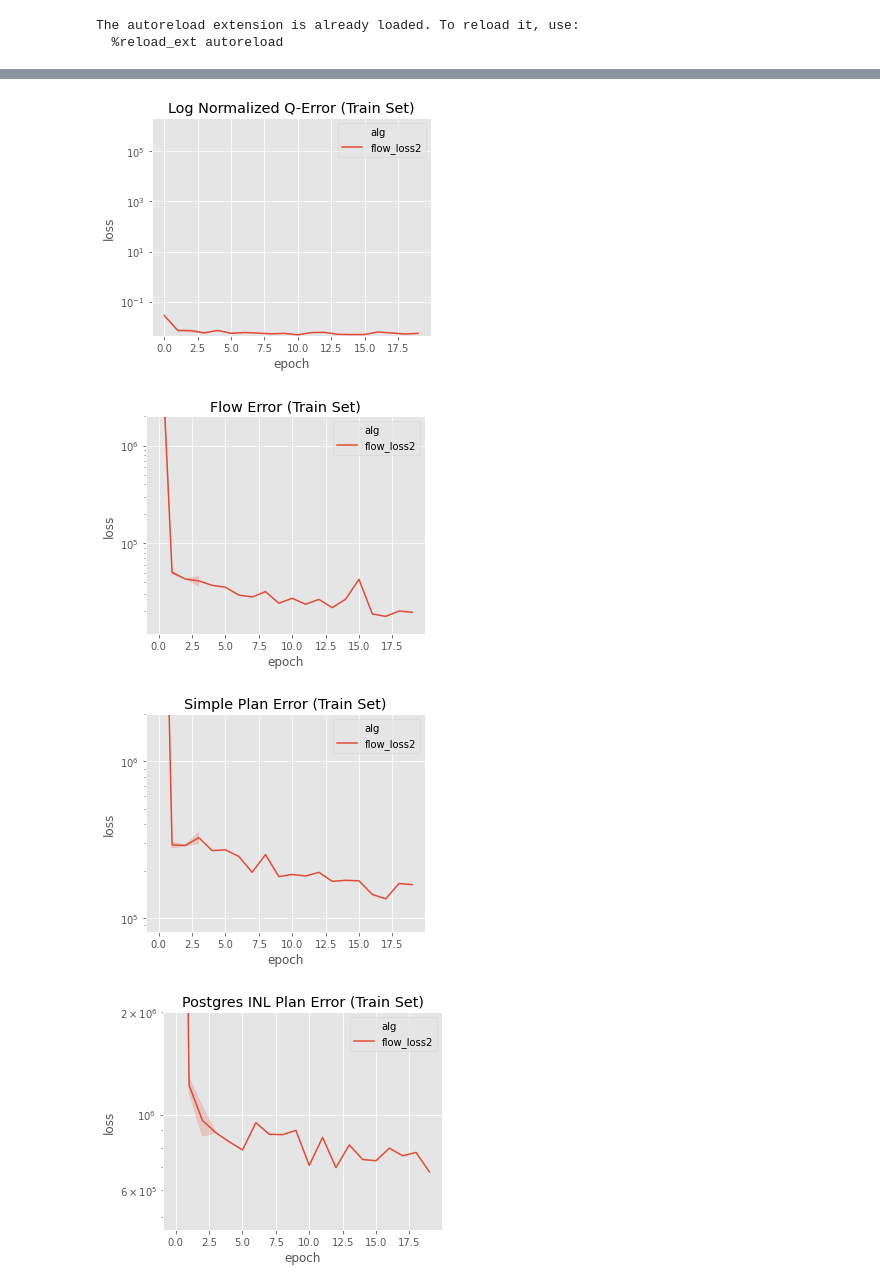
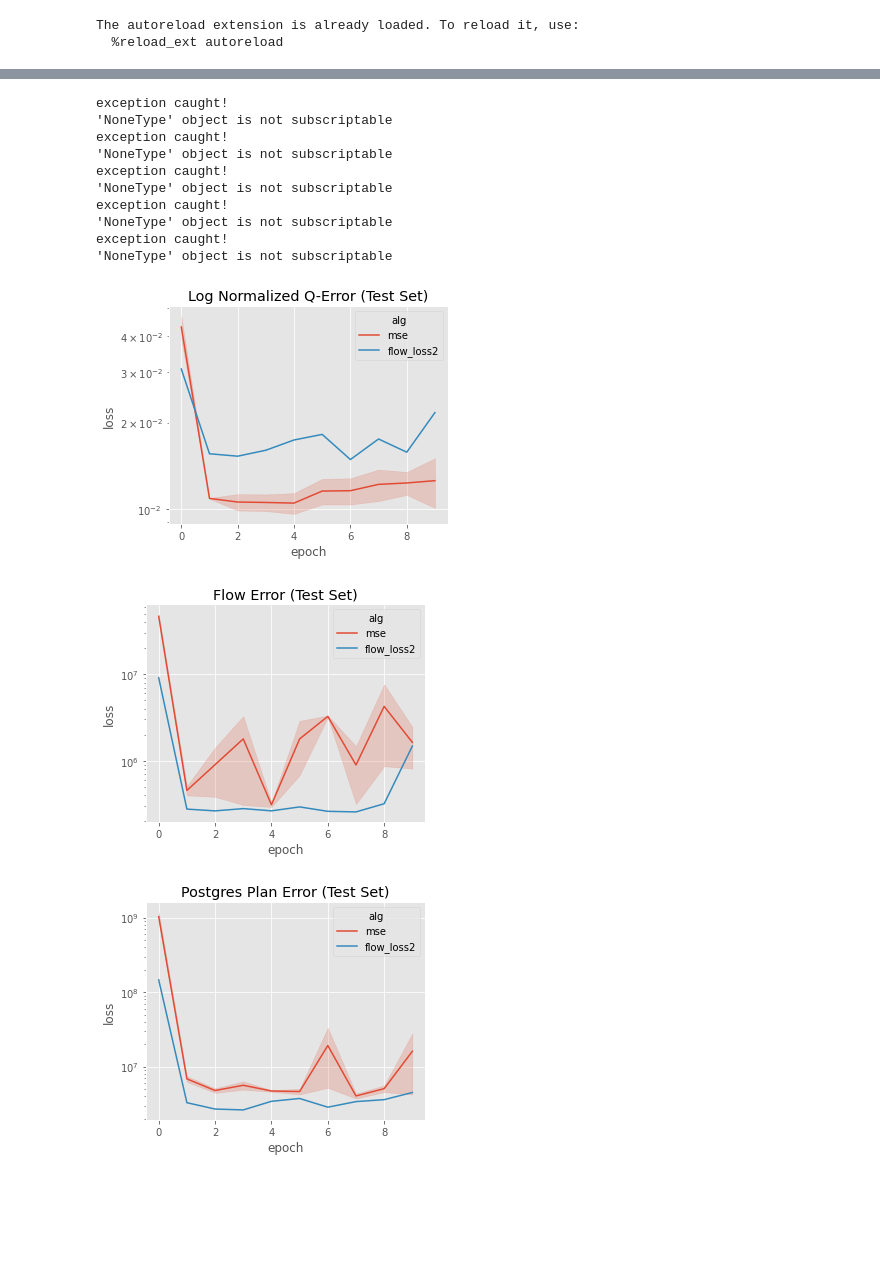
Before and after one commit to parimarjan/learned-cardinalities, a Jupyter notebook: sigmod-exp1-lc.ipynb, the cells around one changed output, grey strips where cells are left out. Saved outputs shown, nothing was run; the diff lists cells and outputs as text; code cells hidden in the pictures; blank space fills up the shorter version.

Commit message:
learning curves notebook

```diff
--- a/sigmod-exp1-lc.ipynb
+++ b/sigmod-exp1-lc.ipynb
@@ -15,4 +15,8 @@ from scripts.parse_results import *
 The autoreload extension is already loaded. To reload it, use:
   %reload_ext autoreload
 # %%
-RES_DIR = "/home/pari/learned-cardinalities/all_results/inl_fixed_scan_ops/nested_loop_index7/default/lc2/"
+#RES_DIR = "/home/pari/learned-cardinalities/all_results/inl_fixed_scan_ops/nested_loop_index7/default/lc2/"
+#RES_DIR = "./all_results/vldb/test_diff/mscn/lc"
+
+RES_DIR1 = "./all_results/vldb/test_diff/mscn/lc"
+RES_DIR = "./all_results/vldb/test_diff/mscn/lc2"
@@ -24,3 +23,20 @@ exception caught!
+# %%
+all_df2 = get_all_training_df(RES_DIR)
+
+all_df0 = get_all_training_df(RES_DIR1)
+all_df1 = all_df1[all_df1.loss_func == "flow_loss2"]
+all_df2 = pd.concat([all_df0, all_df1])
+# %% [output]
+exception caught!
+'NoneType' object is not subscriptable
+exception caught!
+'NoneType' object is not subscriptable
+exception caught!
+'NoneType' object is not subscriptable
+exception caught!
+'NoneType' object is not subscriptable
+exception caught!
+'NoneType' object is not subscriptable
 # %%
 def update_alg_name(df, cols):
     df['alg'] = df[cols].apply(lambda row: '_'.join(row.values.astype(str)), axis=1)
@@ -89,6 +105,7 @@ update_alg_name(all_df2, COLS)
 #     HUE_COLORS[alg] = COLORS[i]
 
 # print(HUE_COLORS)
+all_df2 = all_df2[all_df2.epoch <= 9]
 # %%
 df = all_df2[all_df2["template"] == "all"]
 df = df[df["num_tables"] == "all"]
@@ -98,8 +115,6 @@ df = df[df["summary_type"] == "mean"]
 #all_df = all_df2[all_df2["template"] != "all"]
 #all_df = all_df[all_df["summary_type"] == "mean"]
 # %%
-
-
 def plot_learning_curve(df, loss_type, samples_type, part):
     fn = FN_TMP.format(ERROR_TYPE = loss_type,
                        SAMPLES_TYPE = samples_type,
@@ -129,19 +144,18 @@ def plot_learning_curve(df, loss_type, samples_type, part):
 
     sns.lineplot(data=df, hue="alg", x="epoch", y="loss")
     plt.yscale("log")
-    plt.ylim(None,2e6)
+    #plt.ylim(None,2e6)
     #plt.xticks(range(2,20,2))
     plt.savefig(fn)
     plt.show()
 # %%
-STS = ["train"]
-LTS = ["qerr", "flow_err", "mm1_plan_err", "inl_jerr", "jerr"]
+STS = ["test"]
+LTS = ["qerr", "flow_err", "jerr"]
 
 for st in STS:
     for lt in LTS:
         plot_learning_curve(df, lt, st, "all")
 # %% [output]
-[figure, old version]
+[figure, new version]
-[figure, old version]
+[figure, new version]
-[figure, old version]
+[figure, new version]
-[figure, removed]
```
Also changed, not shown: parts of 6 cells of this notebook.
